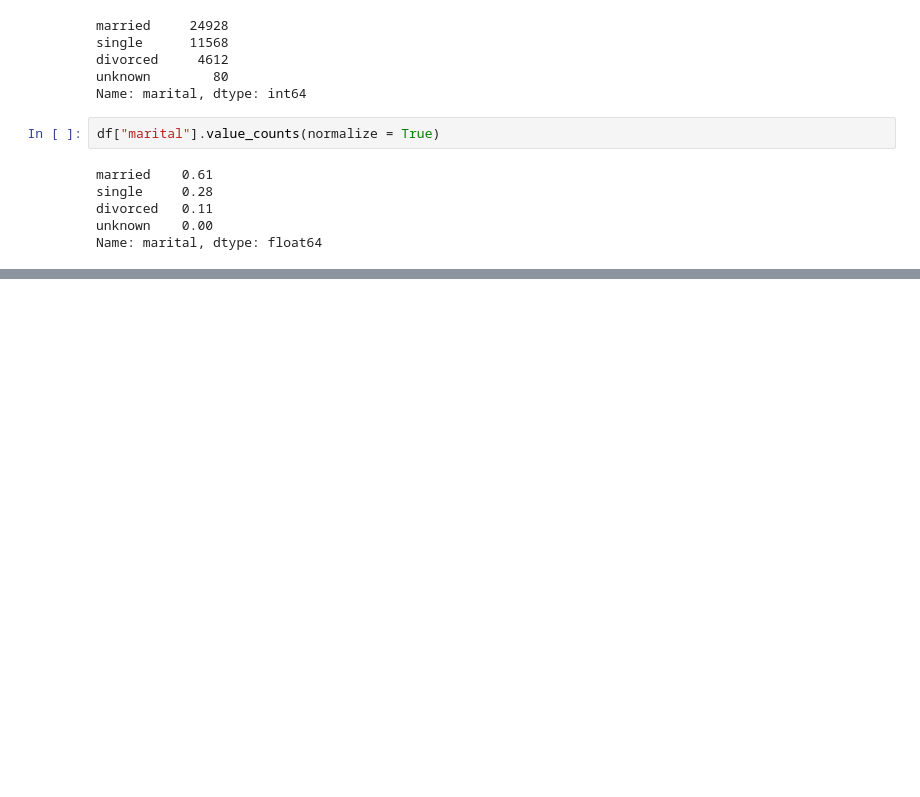
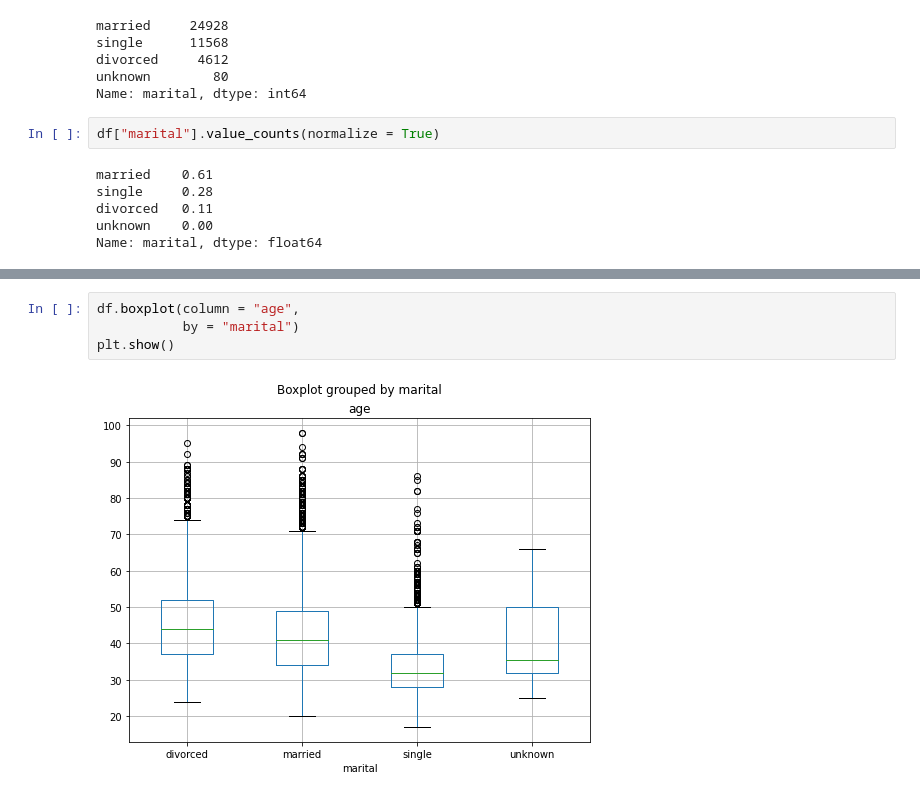
Before and after one commit to jayshah19/EDA_Banking, a Jupyter notebook: EDA_Banking.ipynb, the cells around one changed output, grey strips where cells are left out. Drawn from its saved outputs; the diff is of its cells as text; blank space fills up the shorter version.

```diff
--- a/EDA_Banking.ipynb
+++ b/EDA_Banking.ipynb
@@ -128,0 +263,6 @@ Name: marital, dtype: float64
+# %%
+df.boxplot(column = "age",
+           by = "marital")
+plt.show()
+# %% [output]
+[figure, added]
```
Also changed, not shown: parts of 17 cells of this notebook.
